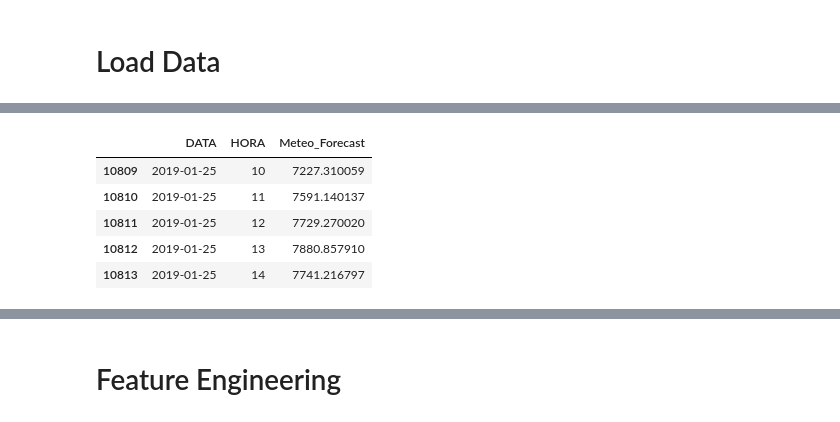
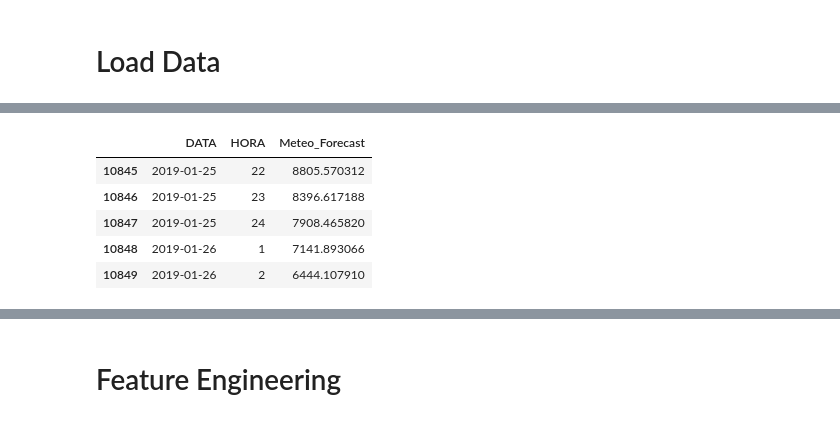
Before and after one commit to bobmedina/energy_price_forecast, a Jupyter notebook: DeepRegression_MercadoDiario.ipynb, the cells around one changed output, grey strips where cells are left out. Saved outputs shown, nothing was run; the diff lists cells and outputs as text; code cells hidden in the pictures.

```diff
--- a/DeepRegression_MercadoDiario.ipynb
+++ b/DeepRegression_MercadoDiario.ipynb
@@ -110,18 +104,14 @@ WARNING *** OLE2 inconsistency: SSCS size is 0 but SSAT size is non-zero
 # %%
-df3 = pd.read_excel('C:/Users/e351722/OneDrive - EDP/REN_prediction/gen_demand_forecast.xls', sheet_name='Report 2', converters={'Unnamed1':str,
-                                                                                        'File Date':str,
+df3 = pd.read_excel('C:/Users/e351722/OneDrive - EDP/REN_prediction/MercadoEnergiaDiario.xls', sheet_name='Report 3', converters={'Unnamed1':str,
                                                                                         'Market Date':str,
                                                                                         'Market Hour':str,
-                                                                                        'Percentil':str,
-                                                                                        'Country':str,
                                                                                         'Quantity':str,
                                                                                         'Unnamed2':str})
 
 df3 = df3.drop(['Unnamed: 0'],1)
 
-df3.columns = ['File Date', 'Market Date', 'Marker Hour', 'Percentil', 'Country', 'Meteo_Forecast']
+df3.columns = [ 'Market Date', 'Marker Hour', 'Meteo_Forecast']
 
-df3 = df3.drop(['File Date', 'Percentil','Country'],1)
 df3.columns = [ 'DATA', 'HORA','Meteo_Forecast']
 
 df3.DATA =  pd.DatetimeIndex(df3['DATA'])
@@ -135,8 +125,8 @@ WARNING *** file size (9926489) not 512 + multiple of sector size (512)
 WARNING *** OLE2 inconsistency: SSCS size is 0 but SSAT size is non-zero
 |  | DATA | HORA | Meteo_Forecast |
-| 10809 | 2019-01-25 | 10 | 7227.310059 |
-| 10810 | 2019-01-25 | 11 | 7591.140137 |
-| 10811 | 2019-01-25 | 12 | 7729.270020 |
-| 10812 | 2019-01-25 | 13 | 7880.857910 |
-| 10813 | 2019-01-25 | 14 | 7741.216797 |
+| 10845 | 2019-01-25 | 22 | 8805.570312 |
+| 10846 | 2019-01-25 | 23 | 8396.617188 |
+| 10847 | 2019-01-25 | 24 | 7908.465820 |
+| 10848 | 2019-01-26 | 1 | 7141.893066 |
+| 10849 | 2019-01-26 | 2 | 6444.107910 |
 # %%
```
Also changed, not shown: parts of 26 cells of this notebook.
